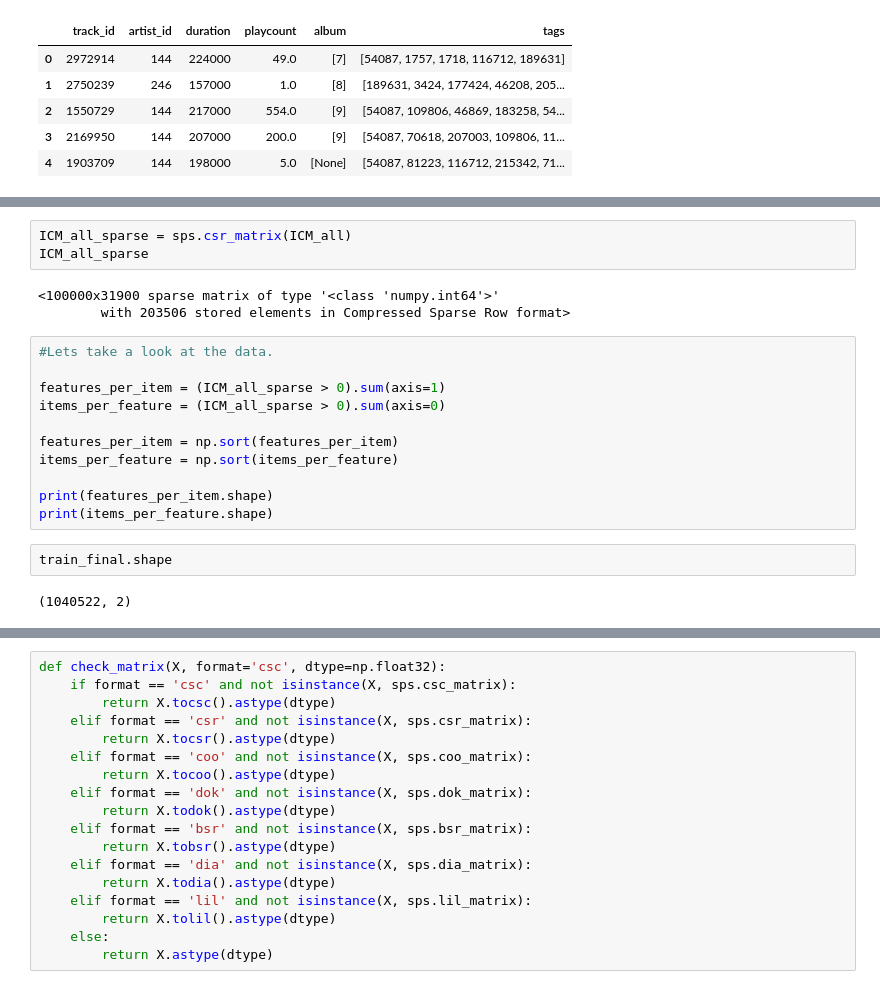
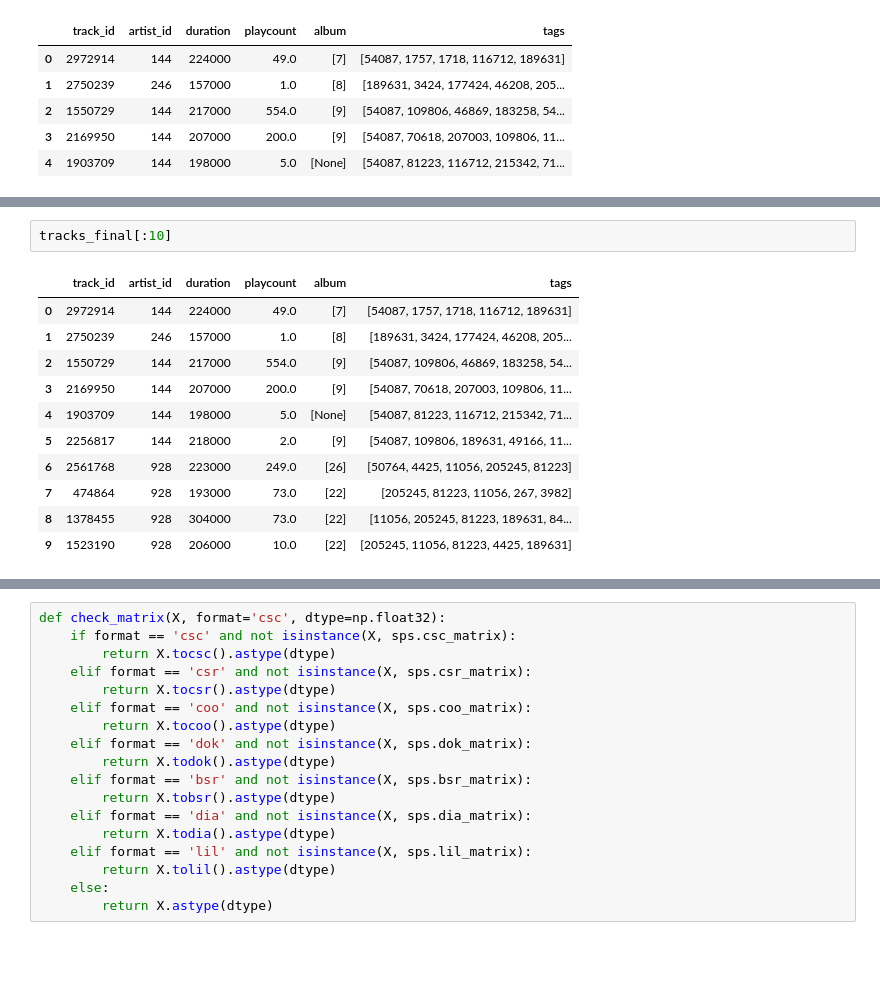
Before and after one commit to philipclaesson/songrecommender, a Jupyter notebook: Content Based Recommender System.ipynb, the cells around one changed output, grey strips where cells are left out. Drawn from its saved outputs; the diff is of its cells as text; blank space fills up the shorter version.

Commit message:
Added further content to ICM: album, artist, duration, playcount

```diff
--- a/Content Based Recommender System.ipynb
+++ b/Content Based Recommender System.ipynb
@@ -173,21 +227,14 @@ print(ICM_all)
-# %%
-ICM_all_sparse = sps.csr_matrix(ICM_all)
-ICM_all_sparse
-# %% [output]
-<100000x31900 sparse matrix of type '<class 'numpy.int64'>'
-        with 203506 stored elements in Compressed Sparse Row format>
-# %%
-#Lets take a look at the data.
-
-features_per_item = (ICM_all_sparse > 0).sum(axis=1)
-items_per_feature = (ICM_all_sparse > 0).sum(axis=0)
-
-features_per_item = np.sort(features_per_item)
-items_per_feature = np.sort(items_per_feature)
-
-print(features_per_item.shape)
-print(items_per_feature.shape)
-# %%
-train_final.shape
-# %% [output]
-(1040522, 2)
+# %%
+tracks_final[:10]
+# %% [output]
+|  | track_id | artist_id | duration | playcount | album | tags |
+| 0 | 2972914 | 144 | 224000 | 49.0 | [7] | [54087, 1757, 1718, 116712, 189631] |
+| 1 | 2750239 | 246 | 157000 | 1.0 | [8] | [189631, 3424, 177424, 46208, 205... |
+| 2 | 1550729 | 144 | 217000 | 554.0 | [9] | [54087, 109806, 46869, 183258, 54... |
+| 3 | 2169950 | 144 | 207000 | 200.0 | [9] | [54087, 70618, 207003, 109806, 11... |
+| 4 | 1903709 | 144 | 198000 | 5.0 | [None] | [54087, 81223, 116712, 215342, 71... |
+| 5 | 2256817 | 144 | 218000 | 2.0 | [9] | [54087, 109806, 189631, 49166, 11... |
+| 6 | 2561768 | 928 | 223000 | 249.0 | [26] | [50764, 4425, 11056, 205245, 81223] |
+| 7 | 474864 | 928 | 193000 | 73.0 | [22] | [205245, 81223, 11056, 267, 3982] |
+| 8 | 1378455 | 928 | 304000 | 73.0 | [22] | [11056, 205245, 81223, 189631, 84... |
+| 9 | 1523190 | 928 | 206000 | 10.0 | [22] | [205245, 11056, 81223, 4425, 189631] |
```
Also changed, not shown: parts of 28 cells of this notebook, 9 other files.
